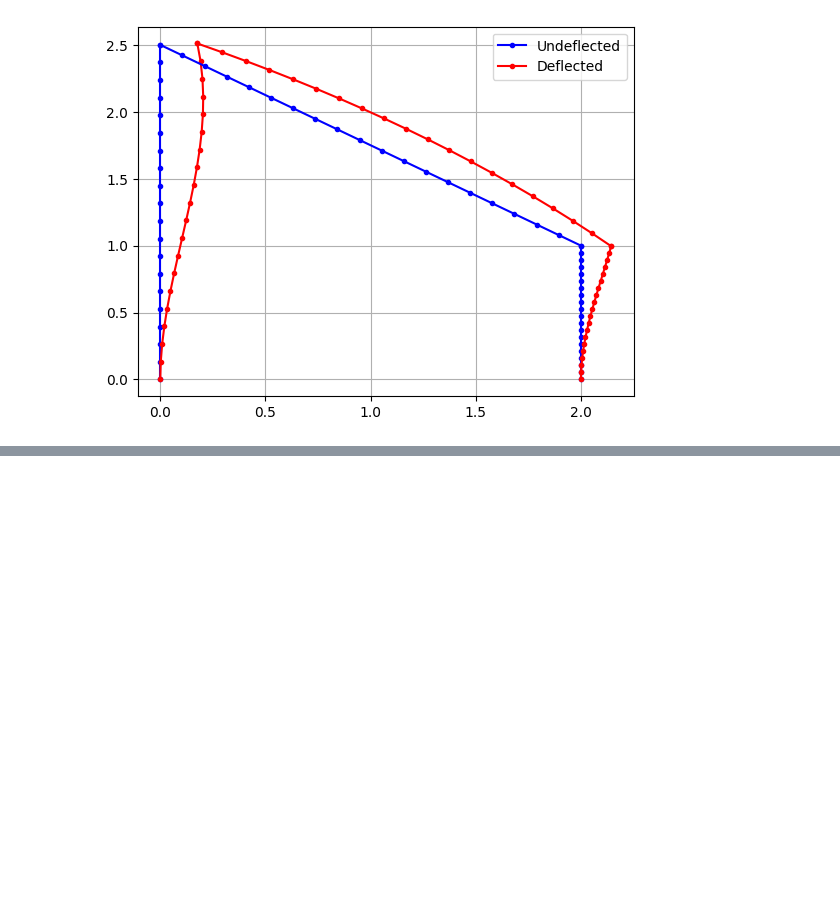
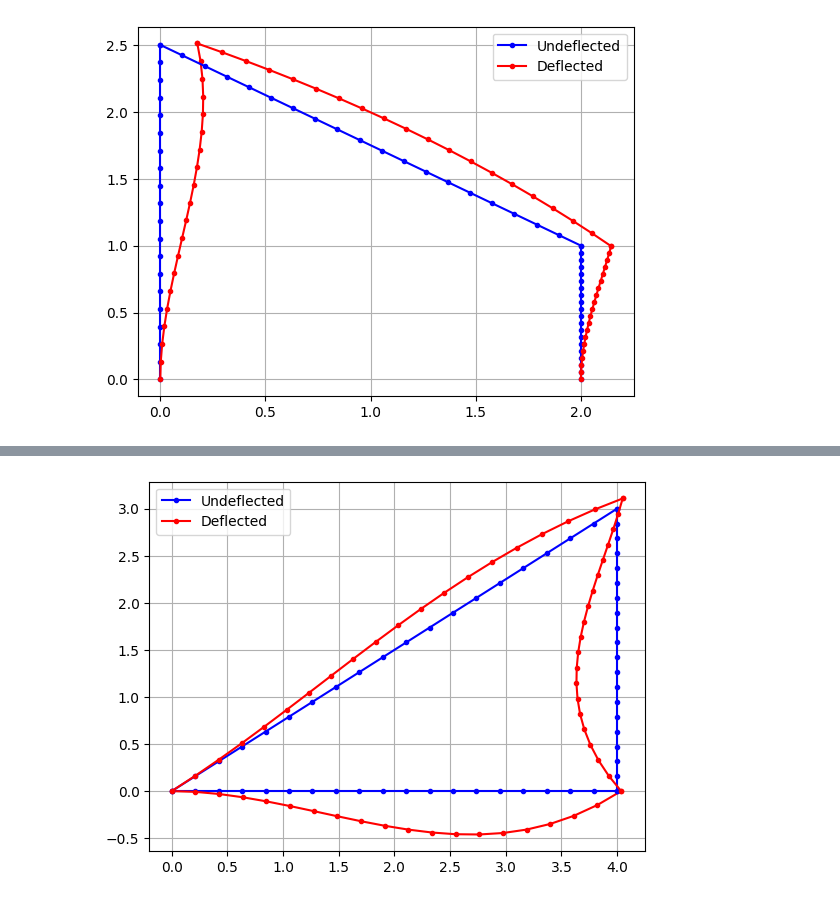
Before and after one commit to danielmcnz/FEA-Tools, a Jupyter notebook: practise_questions.ipynb, the cells around one changed output, grey strips where cells are left out. Drawn from its saved outputs; the diff is of its cells as text; code cells hidden in the pictures; blank space fills up the shorter version.

Commit message:
added comments to element.py, added practise questions

```diff
--- a/practise_questions.ipynb
+++ b/practise_questions.ipynb
@@ -500,0 +498,79 @@ structure.plot_structure(nodes, 50, 20)
+# %%
+from FEA.FEA import *
+
+A1 = np.array([
+    [0, 0, 0, 1, 0, 0],
+    [0, 0, 0, 0, 0, 1],
+    [0, 0, 0, 0, 0, 0],
+    [0, 0, 0, 0, 0, 0],
+    [0, 0, 0, 0, 0, 0],
+])
+
+A2 = np.array([
+    [0, 0, 0, 0, 0, 0],
+    [0, 0, 0, 0, 0, 0],
+    [0, 0, 0, 1, 0, 0],
+    [0, 0, 0, 0, 1, 0],
+    [0, 0, 0, 0, 0, 1],
+])
+
+A3 = np.array([
+    [1, 0, 0, 0, 0, 0],
+    [0, 0, 1, 0, 0, 0],
+    [0, 0, 0, 1, 0, 0],
+    [0, 0, 0, 0, 1, 0],
+    [0, 0, 0, 0, 0, 1],
+])
+
+E = 200e9
+I = 5e-6
+A = 2e-4
+L1 = 4
+L2 = 5
+L3 = 3
+angle1 = 0
+angle2 = 36.87
+angle3 = 90
+
+elements = [
+    Element(A1, E, I, L1, A, angle1, UDL=-25e3),
+    Element(A2, E, I, L2, A, angle2),
+    Element(A3, E, I, L3, A, angle3)
+]
+
+Q = np.array([
+    [0],
+    [0],
+    [20e3],
+    [40e3],
+    [0]
+])
+
+structure = Structure(elements, Q)
+
+structure.solve()
+
+# print(structure.elements[0].global_stiffness)
+# print(structure.elements[1].global_stiffness)
+# print(structure.elements[2].global_stiffness)
+
+# print(structure.elements[0].UDL_f_eq)
+# print(structure.external_force_vector)
+# print(structure.q)
+
+# print(structure.elements[1].global_force[:3] + structure.elements[0].global_force[:3] - structure.elements[0].UDL_F_eq[:3])
+# print(structure.elements[0].global_force[3:] + structure.elements[2].global_force[:3] - structure.elements[0].UDL_F_eq[3:])
+
+# print(structure.elements[1].global_force)
+
+displacement = structure.elements[0].calculate_deflections(structure.elements[0].L/2)
+print(displacement)
+
+nodes = np.array([
+    [[0, 0], [4, 0]],
+    [[0, 0], [4, 3]],
+    [[4, 0], [4, 3]],
+])
+
+structure.plot_structure(nodes, 50, 20)
+# %% [output]
@@ -500,0 +579 @@ structure.plot_structure(nodes, 50, 20)
+[figure, added]
```
Also changed, not shown: parts of 7 cells of this notebook, 1 other file.
